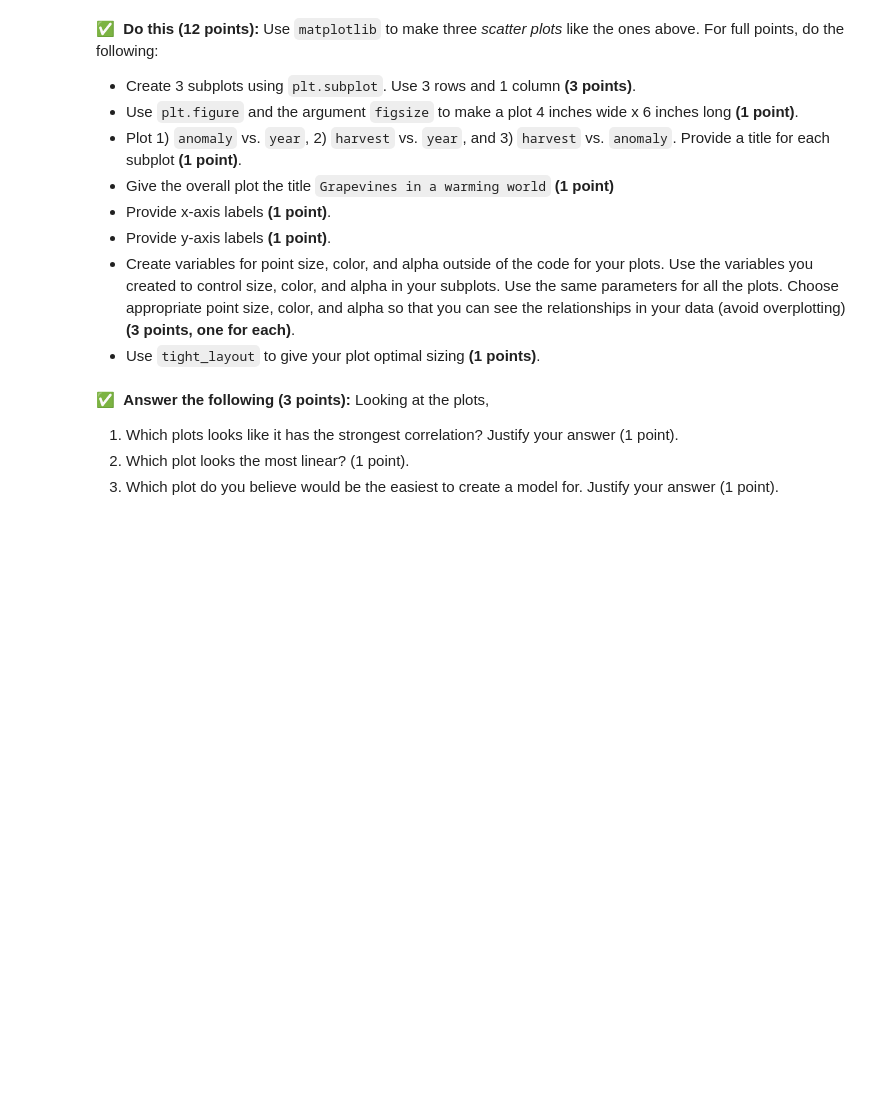
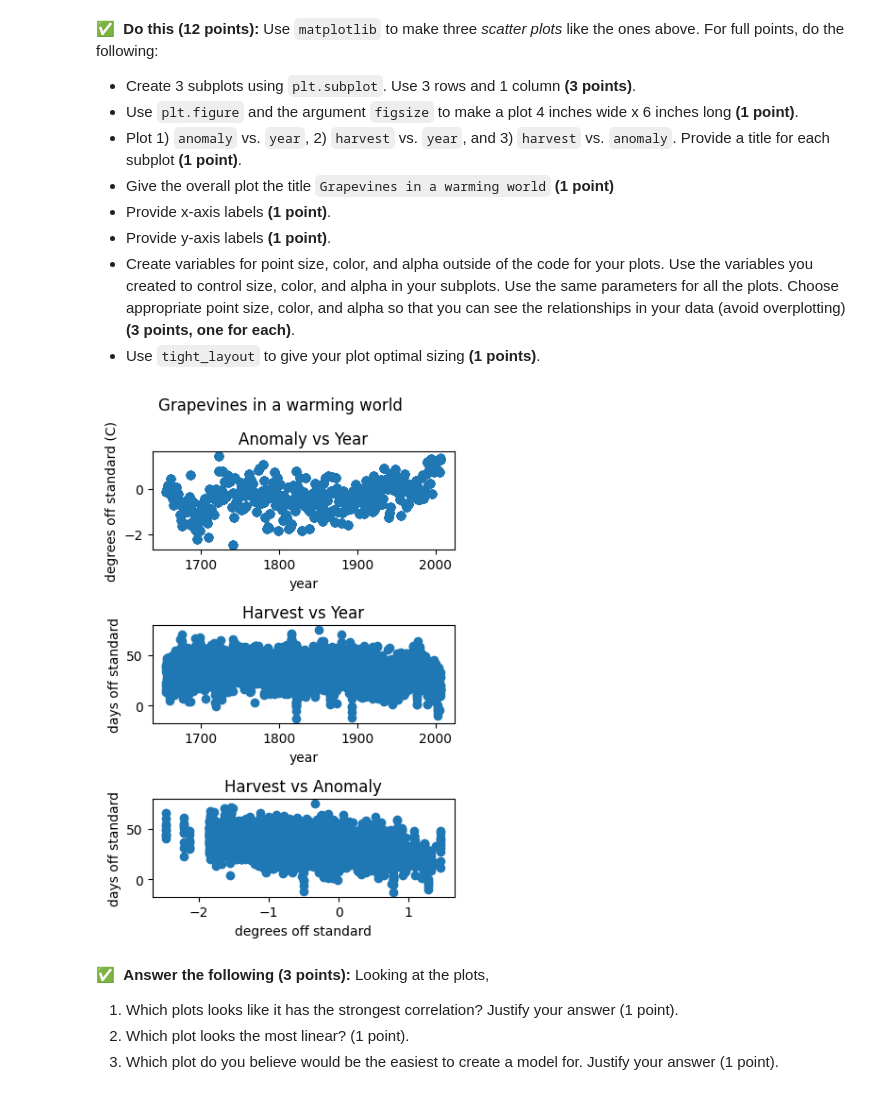
Before and after one commit to andrew-koren/cautious-adventure, a Jupyter notebook: my stuff/cmse/HW3_grapevines_STUDENT.ipynb, the cells around one changed output. Cells and saved outputs as stored; diff of their text form; code cells hidden in the pictures; blank space fills up the shorter version.

```diff
--- a/my stuff/cmse/HW3_grapevines_STUDENT.ipynb
+++ b/my stuff/cmse/HW3_grapevines_STUDENT.ipynb
@@ -360,3 +369,22 @@ We want to make a plot similar to the one below:
+# %%
+fig, axes = plt.subplots(nrows=3, ncols=1, figsize=(4, 6))
+
+axes[0].scatter(grapage['year'],grapage['anomaly'],)
+axes[0].set_title('Anomaly vs Year')
+axes[0].set_xlabel('year')
+axes[0].set_ylabel('degrees off standard (C)')
+axes[1].scatter(grapage['year'],grapage['harvest'])
+axes[1].set_title('Harvest vs Year')
+axes[1].set_xlabel('year')
+axes[1].set_ylabel('days off standard')
+axes[2].scatter(grapage['anomaly'],grapage['harvest'])
+axes[2].set_title('Harvest vs Anomaly')
+axes[2].set_xlabel('degrees off standard')
+axes[2].set_ylabel('days off standard')
+fig.suptitle('Grapevines in a warming world')
+fig.tight_layout()
+# %% [output]
+[figure, added]
 # %% [markdown]
 &#9989;&nbsp; **Answer the following (3 points):** Looking at the plots,
 
```
Also changed, not shown: parts of 7 cells of this notebook, 2 other files.
